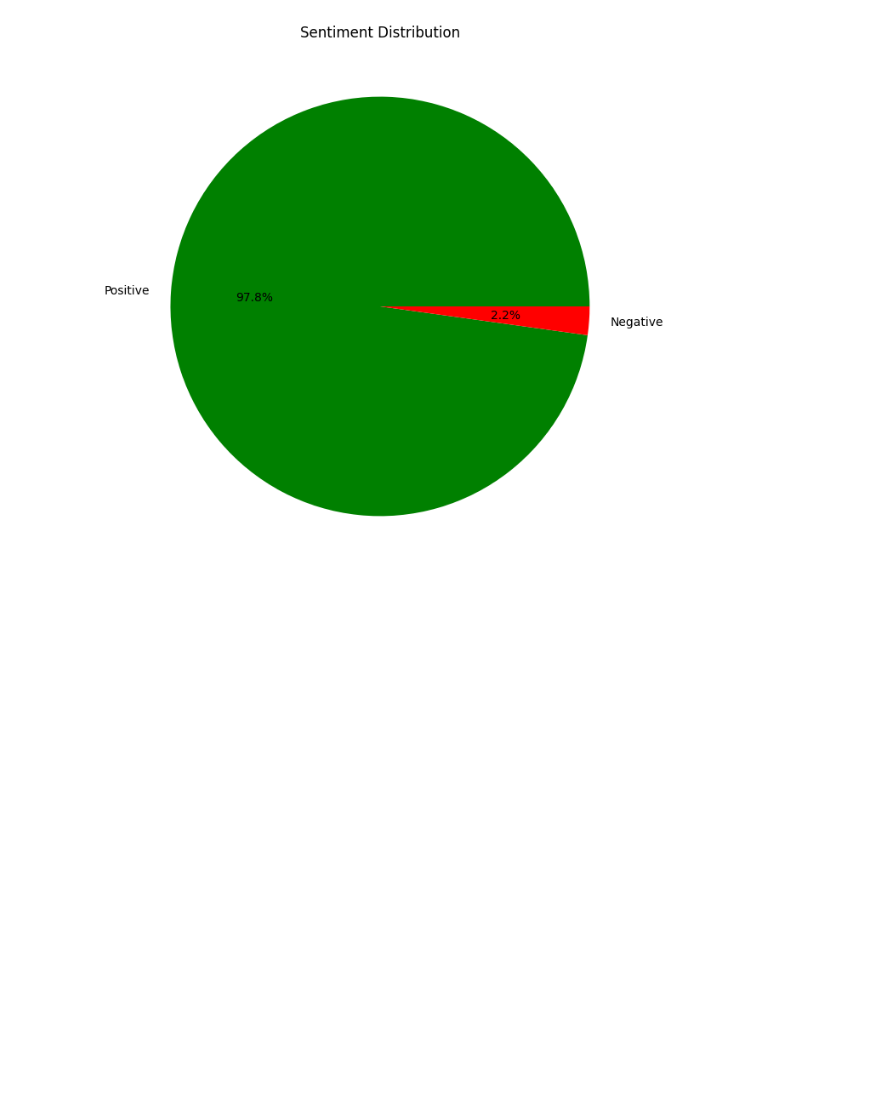
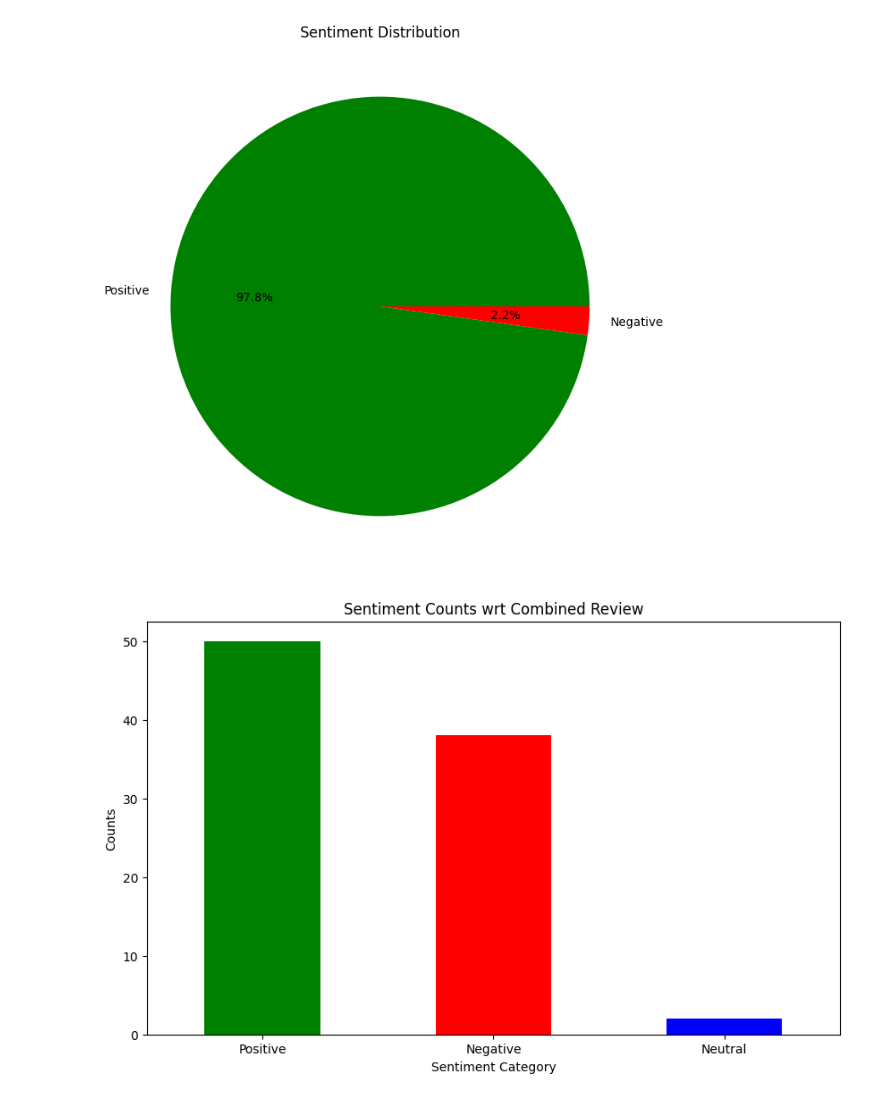
Before and after one commit to HuzaifaAliBaig/Data-Science-Labs, a Jupyter notebook: Lab 6/scraping.ipynb, the cells around one changed output. Drawn from its saved outputs; the diff is of its cells as text; code cells hidden in the pictures; blank space fills up the shorter version.

```diff
--- a/Lab 6/scraping.ipynb
+++ b/Lab 6/scraping.ipynb
@@ -71,0 +72,9 @@ df.head(10)
+# %%
+url_f = 'https://www.ebay.com/urw/Table-Mate-II-Adjustable-Laptop-Desk/product-reviews/1617618591?pgn=1'
+links_f = link_generator(url_f)
+# %%
+stars, content, titles = Scrape(links_f)
+# %%
+df_f['Review Title'] = titles
+df_f['Review Content'] = content
+df_f['Stars'] = stars
@@ -79,9 +123,7 @@ True
 # %%
-
-df['Combined Review'] = df['Review Title'] + ' ' + df['Review Content']
+df_f['Combined Review'] = df_f['Review Title'] + ' ' + df_f['Review Content']
 sid = SentimentIntensityAnalyzer()
-df['Sentiment Combined'] = df['Combined Review'].apply(lambda x: sid.polarity_scores(x)['compound'])
-# print(df)
-df.to_csv("Combined Reviews.csv")
-# print(df[['Review Title', 'Review Content', 'Sentiment Combined']])
-# df.to_csv("testDataset.csv")
+df_f['Sentiment Combined'] = df_f['Combined Review'].apply(lambda x: sid.polarity_scores(x)['compound'])
+# print(df_f)
+df_f.to_csv("Combined Reviews Furniture.csv")
+# print(df_f[['Review Title', 'Review Content', 'Sentiment Combined']])
@@ -113,3 +172,24 @@ plt.title('Sentiment Distribution')
 plt.show()
 # %% [output]
 [figure]
+# %%
+conditions_combined_f = [
+    (df_f['Sentiment Combined'] > 0),
+    (df_f['Sentiment Combined'] == 0),
+    (df_f['Sentiment Combined'] < 0)
+]
+
+choices = ['Positive', 'Neutral', 'Negative']
+df_f['Sentiment_Category_Combined'] = np.select(conditions_combined_f, choices, default='Neutral')
+sentiment_counts_Combined = df_f['Sentiment_Category_Combined'].value_counts()
+
+# Plot the sentiment wrt Combined Review in a bar graph
+plt.figure(figsize=(10, 6))
+sentiment_counts_Combined.plot(kind='bar', color=['green', 'red', 'blue'])
+plt.title('Sentiment Counts wrt Combined Review')
+plt.xlabel('Sentiment Category')
+plt.ylabel('Counts')
+plt.xticks(rotation=0)
+plt.show()
+# %% [output]
+[figure, added]
```
Also changed, not shown: parts of 25 cells of this notebook.
